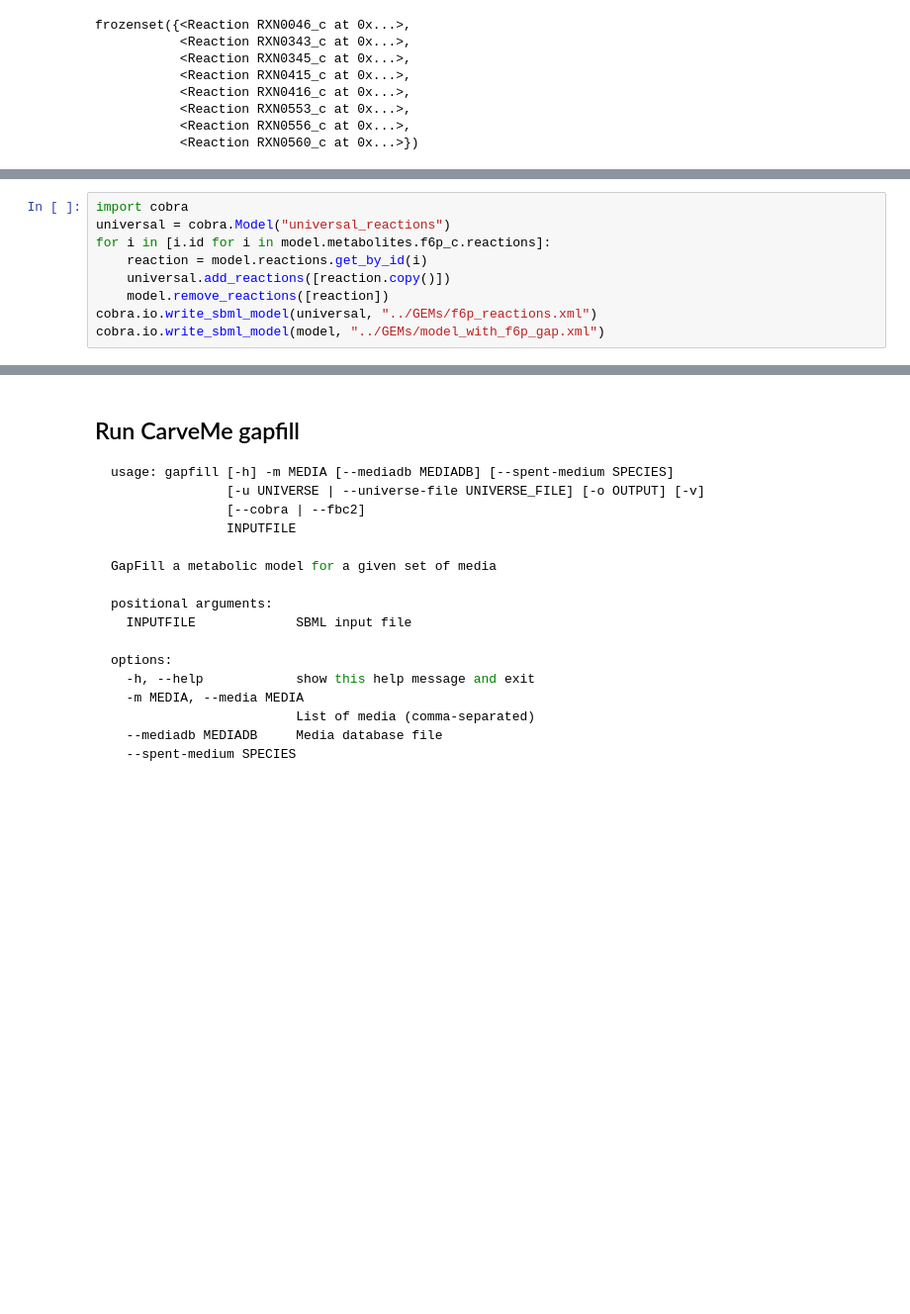
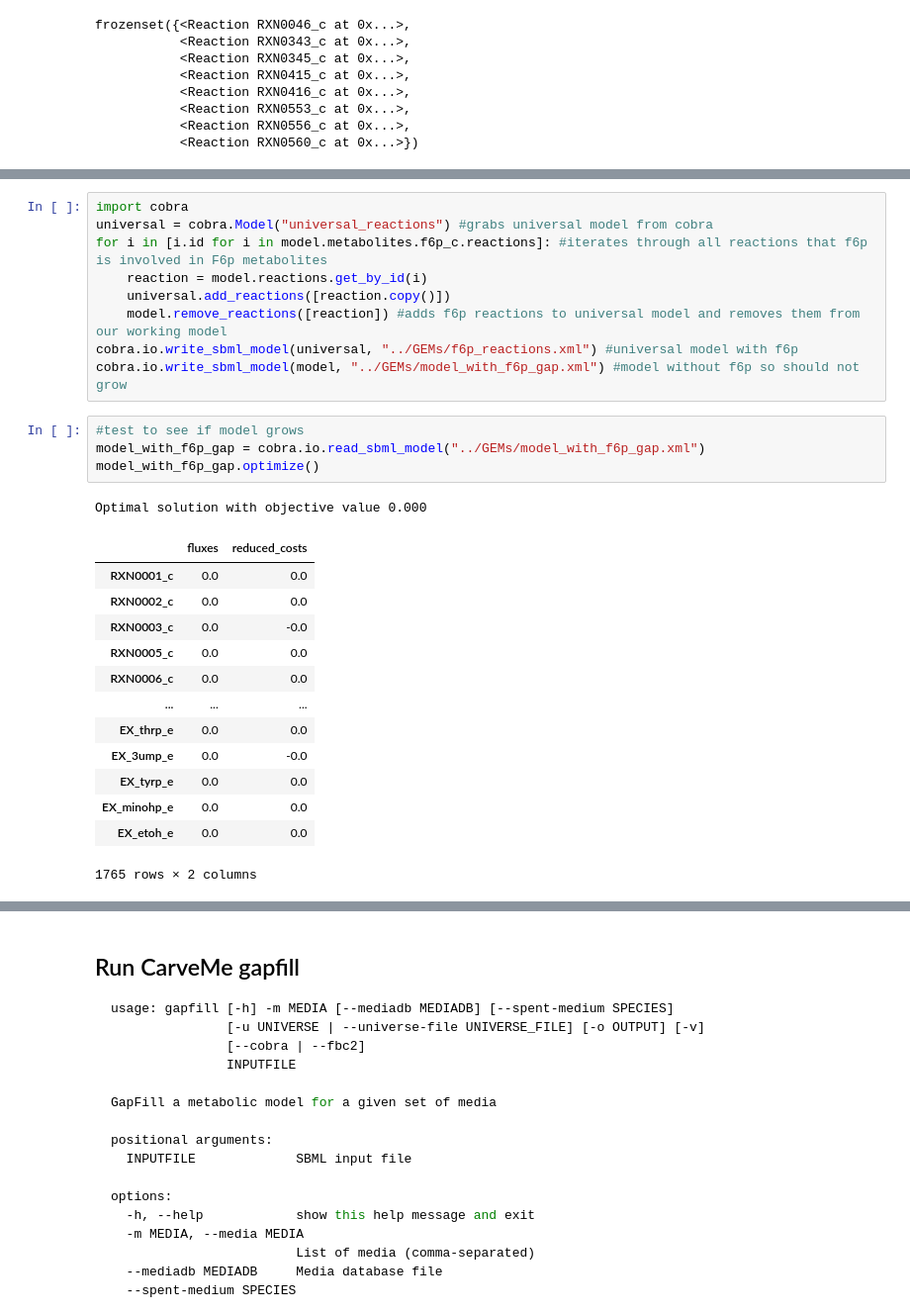
Before and after one commit to CRISPR-CARB/Rhodobacter_sphaeroides_GEMs, a Jupyter notebook: Notebooks/iRsp1140_add_CCN_reactions.ipynb, the cells around one changed output, grey strips where cells are left out. Shown at 99% size. Cells and saved outputs as stored; diff of their text form; blank space fills up the shorter version.

```diff
--- a/Notebooks/iRsp1140_add_CCN_reactions.ipynb
+++ b/Notebooks/iRsp1140_add_CCN_reactions.ipynb
@@ -148,9 +165,28 @@ frozenset({<Reaction RXN0046_c at 0x...>,
 # %%
 import cobra
-universal = cobra.Model("universal_reactions")
-for i in [i.id for i in model.metabolites.f6p_c.reactions]:
+universal = cobra.Model("universal_reactions") #grabs universal model from cobra
+for i in [i.id for i in model.metabolites.f6p_c.reactions]: #iterates through all reactions that f6p is involved in F6p metabolites
     reaction = model.reactions.get_by_id(i)
     universal.add_reactions([reaction.copy()])
-    model.remove_reactions([reaction])
-cobra.io.write_sbml_model(universal, "../GEMs/f6p_reactions.xml")
-cobra.io.write_sbml_model(model, "../GEMs/model_with_f6p_gap.xml")
+    model.remove_reactions([reaction]) #adds f6p reactions to universal model and removes them from our working model
+cobra.io.write_sbml_model(universal, "../GEMs/f6p_reactions.xml") #universal model with f6p
+cobra.io.write_sbml_model(model, "../GEMs/model_with_f6p_gap.xml") #model without f6p so should not grow
+# %%
+#test to see if model grows
+model_with_f6p_gap = cobra.io.read_sbml_model("../GEMs/model_with_f6p_gap.xml")
+model_with_f6p_gap.optimize()
+# %% [output]
+Optimal solution with objective value 0.000
+|  | fluxes | reduced_costs |
+| RXN0001_c | 0.0 | 0.0 |
+| RXN0002_c | 0.0 | 0.0 |
+| RXN0003_c | 0.0 | -0.0 |
+| RXN0005_c | 0.0 | 0.0 |
+| RXN0006_c | 0.0 | 0.0 |
+| ... | ... | ... |
+| EX_thrp_e | 0.0 | 0.0 |
+| EX_3ump_e | 0.0 | -0.0 |
+| EX_tyrp_e | 0.0 | 0.0 |
+| EX_minohp_e | 0.0 | 0.0 |
+| EX_etoh_e | 0.0 | 0.0 |
+1765 rows × 2 columns
```
Also changed, not shown: parts of 4 cells of this notebook, 4 other files.
